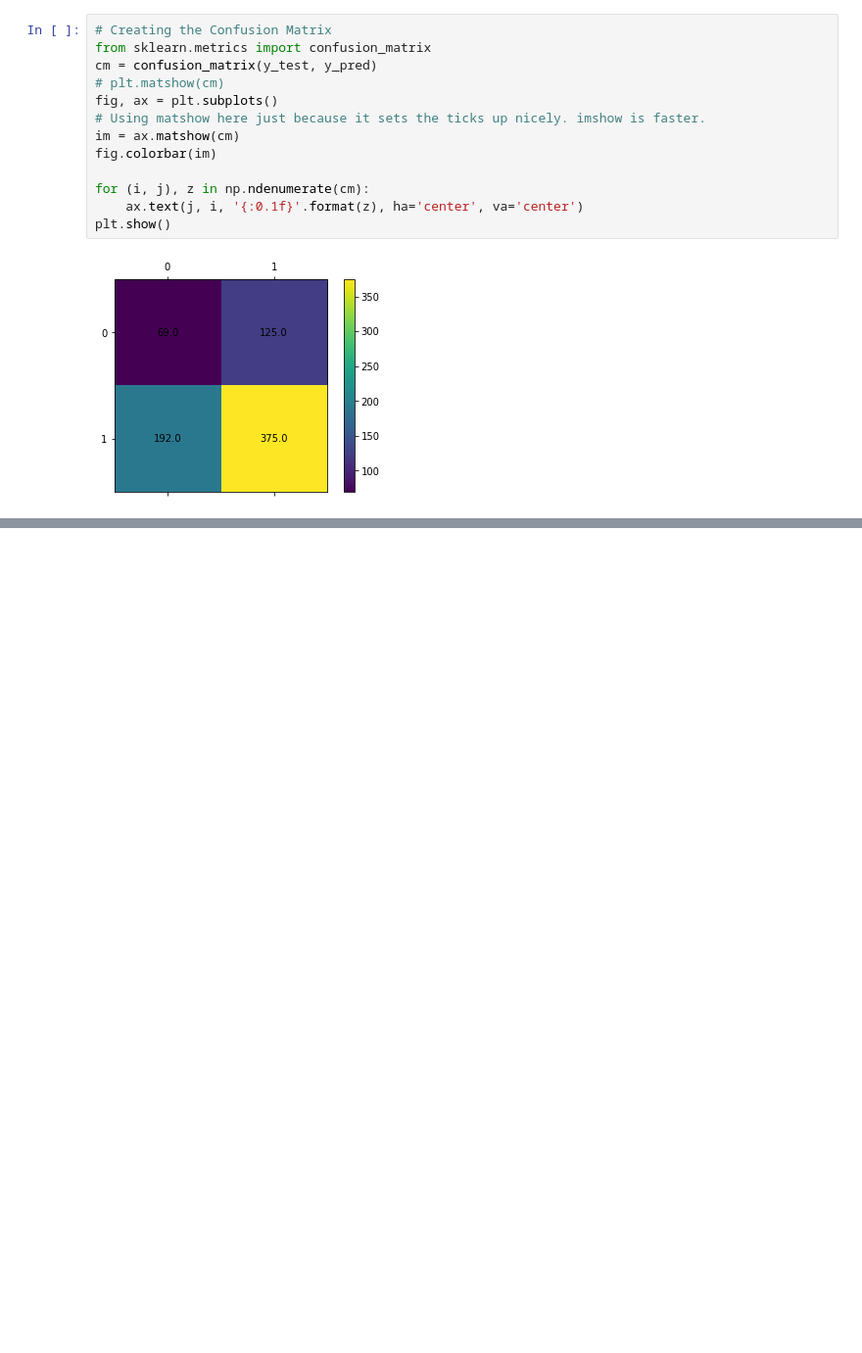
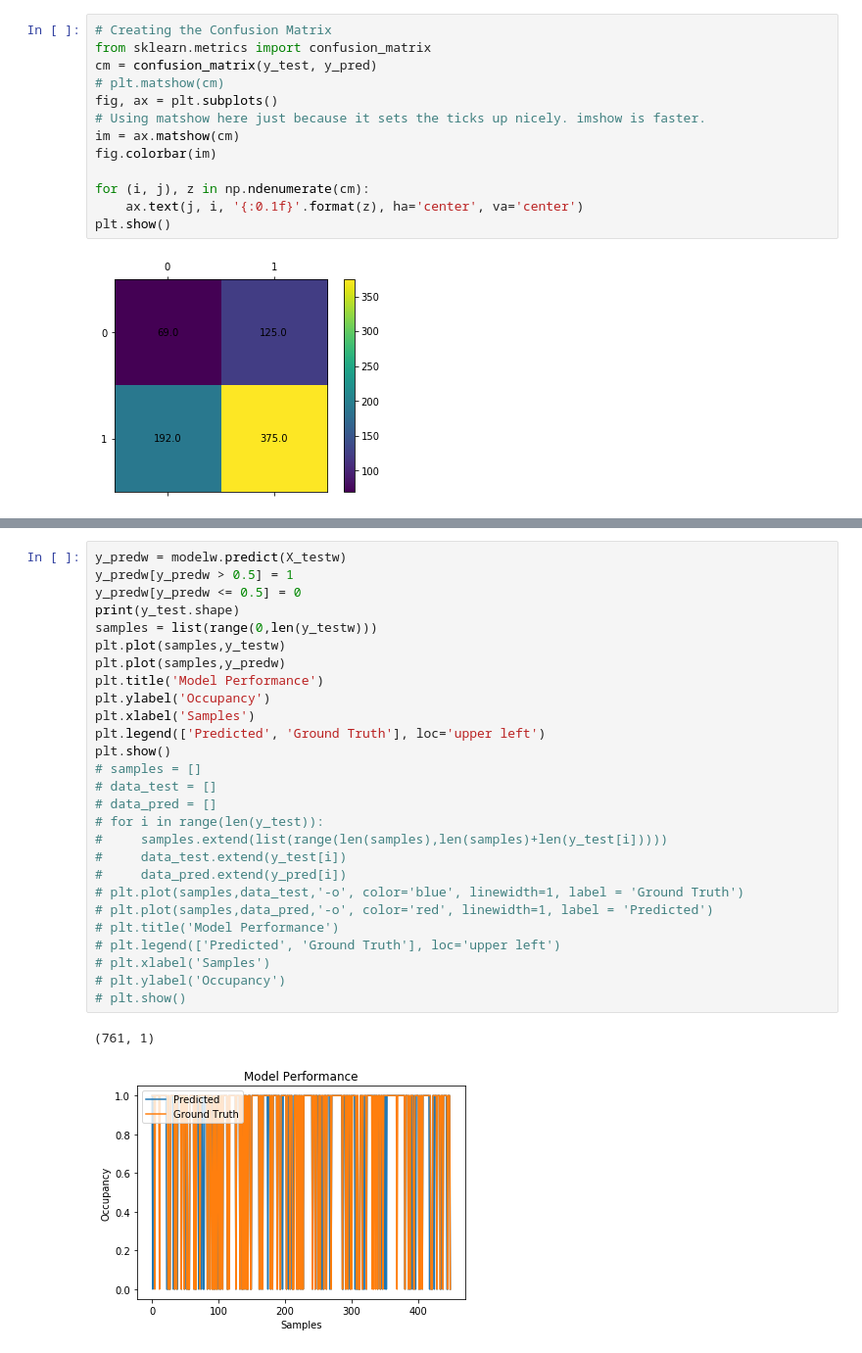
Before and after one commit to purboday/DeepECO, a Jupyter notebook: Occupancy_Data_PCA.ipynb, the cells around one changed output, grey strips where cells are left out. Shown at 98% size. Drawn from its saved outputs; the diff is of its cells as text; blank space fills up the shorter version.

```diff
--- a/Occupancy_Data_PCA.ipynb
+++ b/Occupancy_Data_PCA.ipynb
@@ -941,0 +947,30 @@ for i in range(len(y_test)):
+# %%
+y_predw = modelw.predict(X_testw)
+y_predw[y_predw > 0.5] = 1
+y_predw[y_predw <= 0.5] = 0
+print(y_test.shape)
+samples = list(range(0,len(y_testw)))
+plt.plot(samples,y_testw)
+plt.plot(samples,y_predw)
+plt.title('Model Performance')
+plt.ylabel('Occupancy')
+plt.xlabel('Samples')
+plt.legend(['Predicted', 'Ground Truth'], loc='upper left')
+plt.show()
+# samples = []
+# data_test = []
+# data_pred = []
+# for i in range(len(y_test)):
+#     samples.extend(list(range(len(samples),len(samples)+len(y_test[i]))))
+#     data_test.extend(y_test[i])
+#     data_pred.extend(y_pred[i])
+# plt.plot(samples,data_test,'-o', color='blue', linewidth=1, label = 'Ground Truth')
+# plt.plot(samples,data_pred,'-o', color='red', linewidth=1, label = 'Predicted')
+# plt.title('Model Performance')
+# plt.legend(['Predicted', 'Ground Truth'], loc='upper left')
+# plt.xlabel('Samples')
+# plt.ylabel('Occupancy')
+# plt.show()
+# %% [output]
+(761, 1)
+[figure, added]
```
Also changed, not shown: parts of 71 cells of this notebook.
